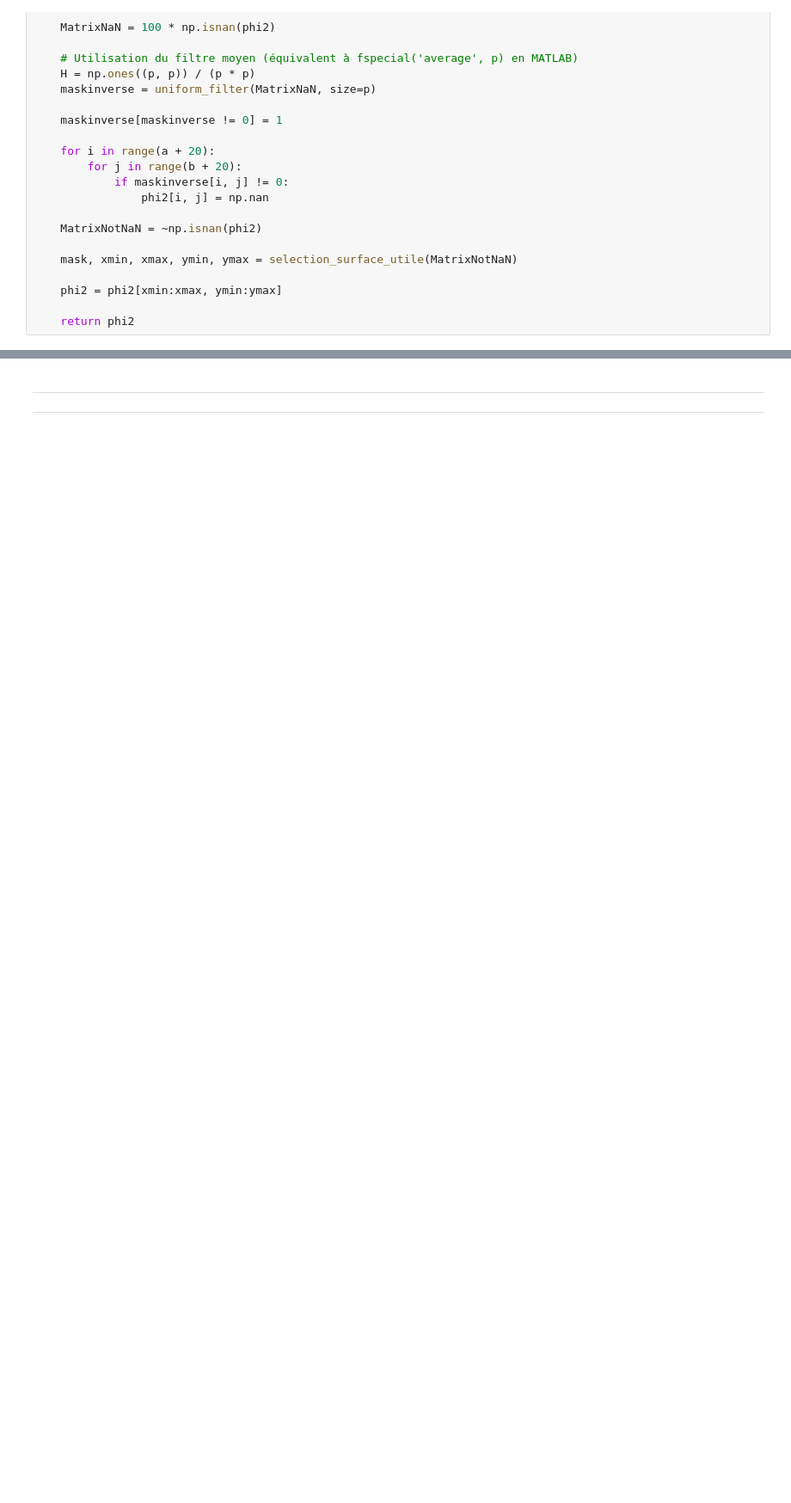
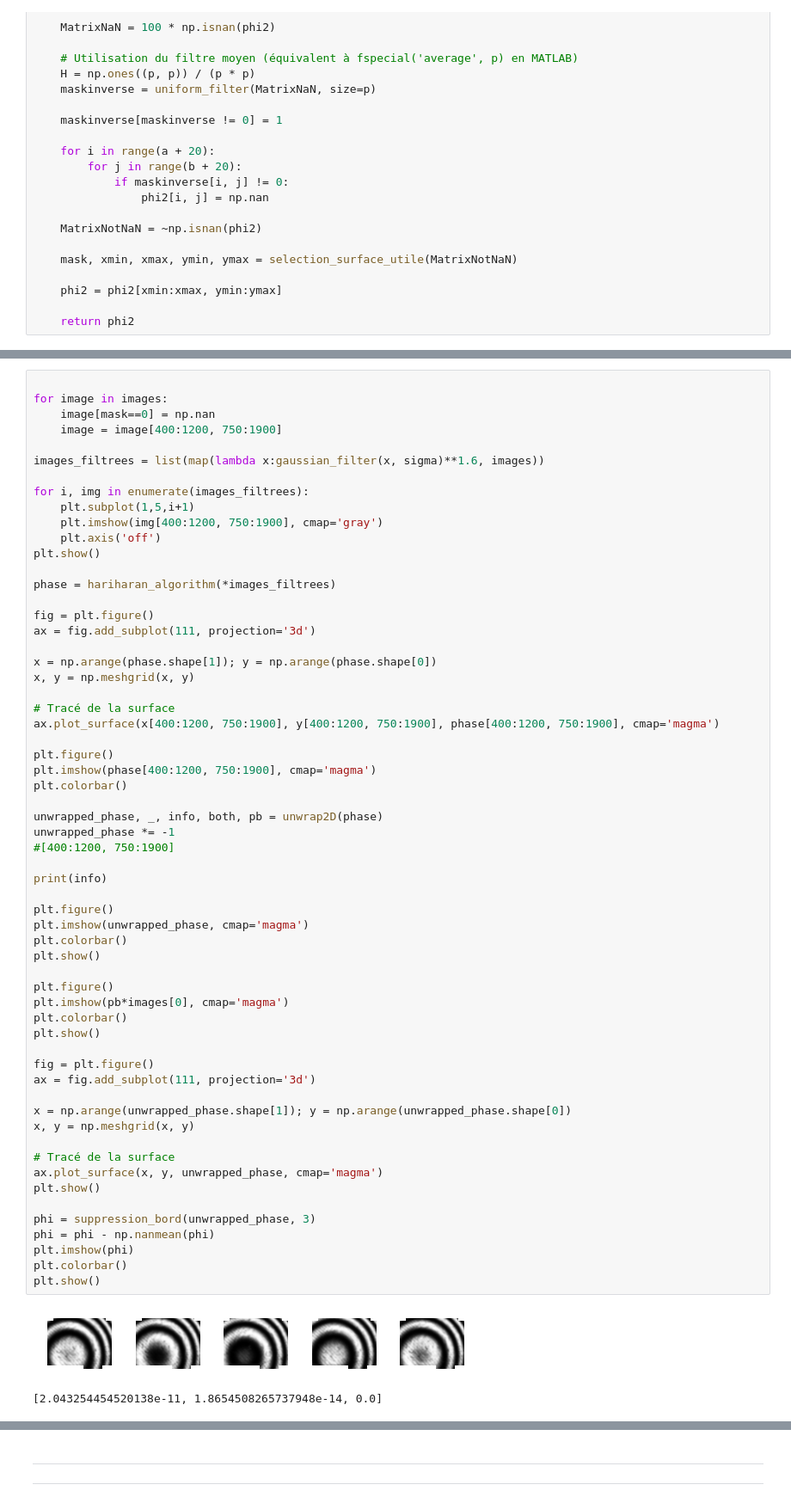
Before and after one commit to IOGS-LEnsE-ressources/camera-gui, a Jupyter notebook: applis/Zygo-labwork/_test/unwrapping.ipynb, the cells around one changed output, grey strips where cells are left out. Shown at 86% size. Cells and saved outputs as stored; diff of their text form; blank space fills up the shorter version.

Commit message:
Update unwrapping

```diff
--- a/applis/Zygo-labwork/_test/unwrapping.ipynb
+++ b/applis/Zygo-labwork/_test/unwrapping.ipynb
@@ -258,0 +334,63 @@ plt.imshow(phi)
+# %%
+
+for image in images:
+    image[mask==0] = np.nan
+    image = image[400:1200, 750:1900]
+
+images_filtrees = list(map(lambda x:gaussian_filter(x, sigma)**1.6, images))
+
+for i, img in enumerate(images_filtrees):
+    plt.subplot(1,5,i+1)
+    plt.imshow(img[400:1200, 750:1900], cmap='gray')
+    plt.axis('off')
+plt.show()
+
+phase = hariharan_algorithm(*images_filtrees)
+
+fig = plt.figure()
+ax = fig.add_subplot(111, projection='3d')
+
+x = np.arange(phase.shape[1]); y = np.arange(phase.shape[0])
+x, y = np.meshgrid(x, y)
+
+# Tracé de la surface
+ax.plot_surface(x[400:1200, 750:1900], y[400:1200, 750:1900], phase[400:1200, 750:1900], cmap='magma')
+
+plt.figure()
+plt.imshow(phase[400:1200, 750:1900], cmap='magma')
+plt.colorbar()
+
+unwrapped_phase, _, info, both, pb = unwrap2D(phase)
+unwrapped_phase *= -1
+#[400:1200, 750:1900]
+
+print(info)
+
+plt.figure()
+plt.imshow(unwrapped_phase, cmap='magma')
+plt.colorbar()
+plt.show()
+
+plt.figure()
+plt.imshow(pb*images[0], cmap='magma')
+plt.colorbar()
+plt.show()
+
+fig = plt.figure()
+ax = fig.add_subplot(111, projection='3d')
+
+x = np.arange(unwrapped_phase.shape[1]); y = np.arange(unwrapped_phase.shape[0])
+x, y = np.meshgrid(x, y)
+
+# Tracé de la surface
+ax.plot_surface(x, y, unwrapped_phase, cmap='magma')
+plt.show()
+
+phi = suppression_bord(unwrapped_phase, 3)
+phi = phi - np.nanmean(phi)
+plt.imshow(phi)
+plt.colorbar()
+plt.show()
+# %% [output]
+[figure, added]
+[2.043254454520138e-11, 1.8654508265737948e-14, 0.0]
```
Also changed, not shown: parts of 26 cells of this notebook, 1 other file.
